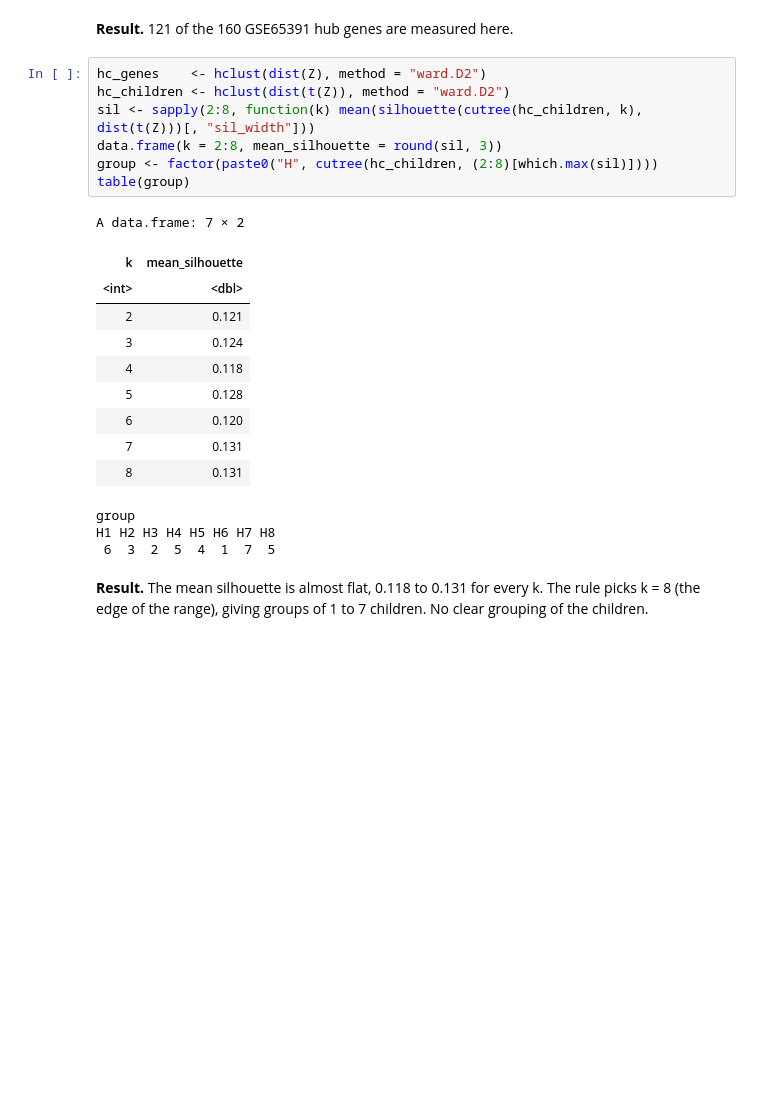
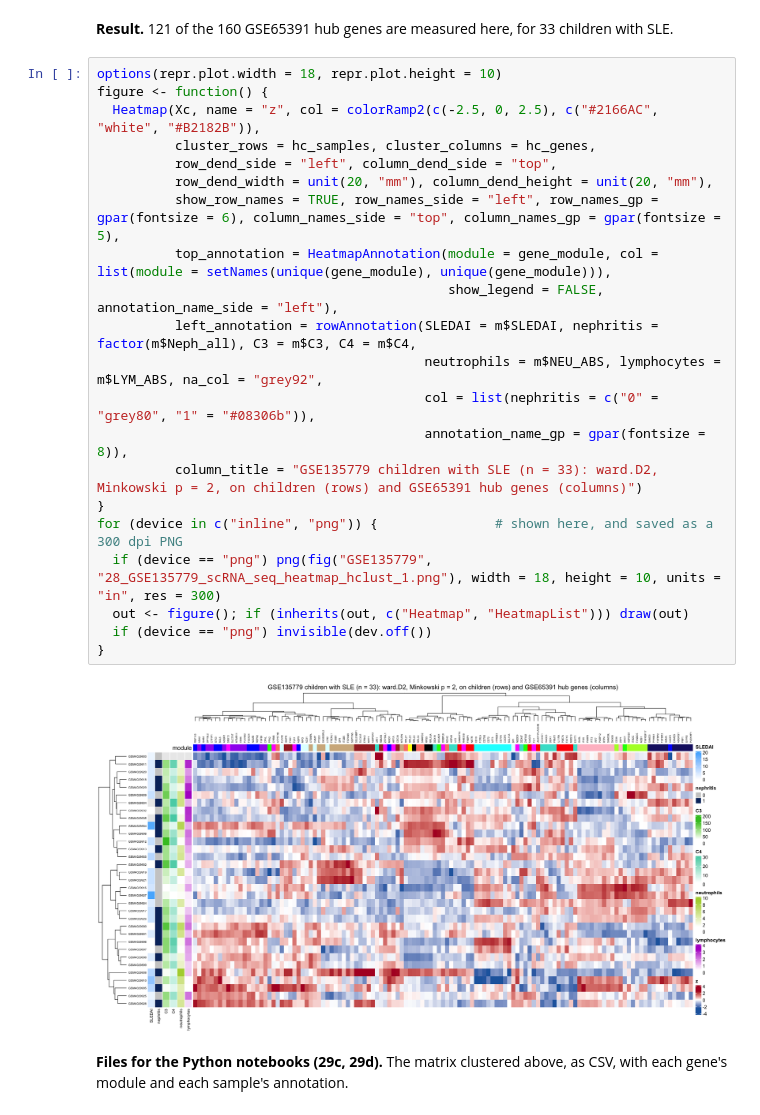
Before and after one commit to NIH-NLM/endotypes-transcriptomics, a Jupyter notebook: ipynb/28_GSE135779_scRNA_seq_heatmap_hclust.ipynb, the cells around one changed output. Drawn from its saved outputs; the diff is of its cells as text; blank space fills up the shorter version.

```diff
--- a/ipynb/28_GSE135779_scRNA_seq_heatmap_hclust.ipynb
+++ b/ipynb/28_GSE135779_scRNA_seq_heatmap_hclust.ipynb
@@ -48,27 +35,29 @@ hub_genes_array       used_here        children
 # %% [markdown]
-**Result.** 121 of the 160 GSE65391 hub genes are measured here.
+**Result.** 121 of the 160 GSE65391 hub genes are measured here, for 33 children with SLE.
 # %%
-hc_genes    <- hclust(dist(Z), method = "ward.D2")
-hc_children <- hclust(dist(t(Z)), method = "ward.D2")
-sil <- sapply(2:8, function(k) mean(silhouette(cutree(hc_children, k), dist(t(Z)))[, "sil_width"]))
-data.frame(k = 2:8, mean_silhouette = round(sil, 3))
-group <- factor(paste0("H", cutree(hc_children, (2:8)[which.max(sil)])))
-table(group)
+options(repr.plot.width = 18, repr.plot.height = 10)
+figure <- function() {
+  Heatmap(Xc, name = "z", col = colorRamp2(c(-2.5, 0, 2.5), c("#2166AC", "white", "#B2182B")),
+          cluster_rows = hc_samples, cluster_columns = hc_genes,
+          row_dend_side = "left", column_dend_side = "top",
+          row_dend_width = unit(20, "mm"), column_dend_height = unit(20, "mm"),
+          show_row_names = TRUE, row_names_side = "left", row_names_gp = gpar(fontsize = 6), column_names_side = "top", column_names_gp = gpar(fontsize = 5),
+          top_annotation = HeatmapAnnotation(module = gene_module, col = list(module = setNames(unique(gene_module), unique(gene_module))),
+                                             show_legend = FALSE, annotation_name_side = "left"),
+          left_annotation = rowAnnotation(SLEDAI = m$SLEDAI, nephritis = factor(m$Neph_all), C3 = m$C3, C4 = m$C4,
+                                          neutrophils = m$NEU_ABS, lymphocytes = m$LYM_ABS, na_col = "grey92",
+                                          col = list(nephritis = c("0" = "grey80", "1" = "#08306b")),
+                                          annotation_name_gp = gpar(fontsize = 8)),
+          column_title = "GSE135779 children with SLE (n = 33): ward.D2, Minkowski p = 2, on children (rows) and GSE65391 hub genes (columns)")
+}
+for (device in c("inline", "png")) {               # shown here, and saved as a 300 dpi PNG
+  if (device == "png") png(fig("GSE135779", "28_GSE135779_scRNA_seq_heatmap_hclust_1.png"), width = 18, height = 10, units = "in", res = 300)
+  out <- figure(); if (inherits(out, c("Heatmap", "HeatmapList"))) draw(out)
+  if (device == "png") invisible(dev.off())
+}
 # %% [output]
-A data.frame: 7 × 2
-| k | mean_silhouette |
-| <int> | <dbl> |
-| 2 | 0.121 |
-| 3 | 0.124 |
-| 4 | 0.118 |
-| 5 | 0.128 |
-| 6 | 0.120 |
-| 7 | 0.131 |
-| 8 | 0.131 |
-group
-H1 H2 H3 H4 H5 H6 H7 H8
- 6  3  2  5  4  1  7  5
+[figure, added]
 # %% [markdown]
-**Result.** The mean silhouette is almost flat, 0.118 to 0.131 for every k. The rule picks k = 8 (the
-edge of the range), giving groups of 1 to 7 children. No clear grouping of the children.
+**Files for the Python notebooks (29c, 29d).** The matrix clustered above, as CSV, with each gene's
+module and each sample's annotation.
 # %%
```
Also changed, not shown: parts of 5 cells of this notebook, 44 other files.
